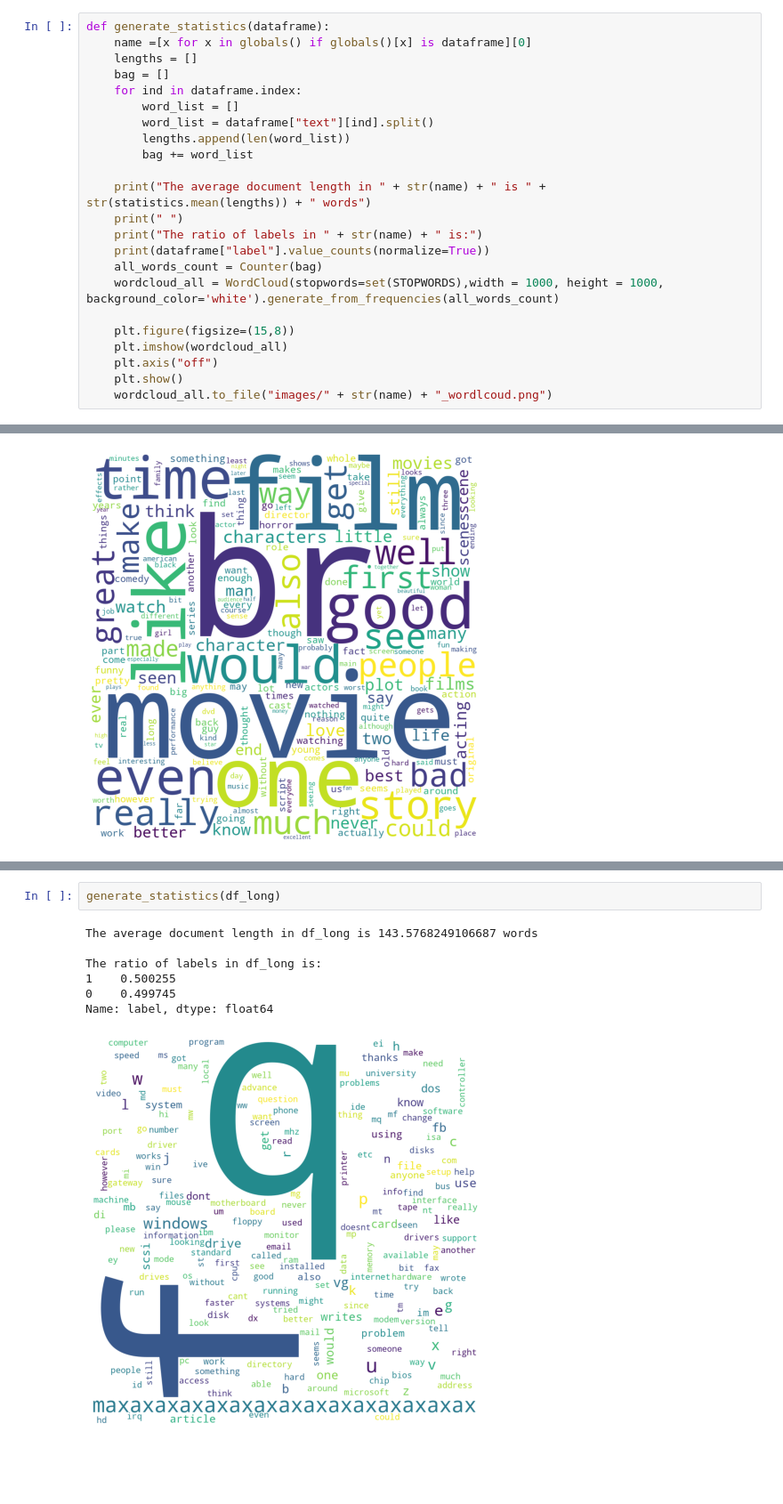
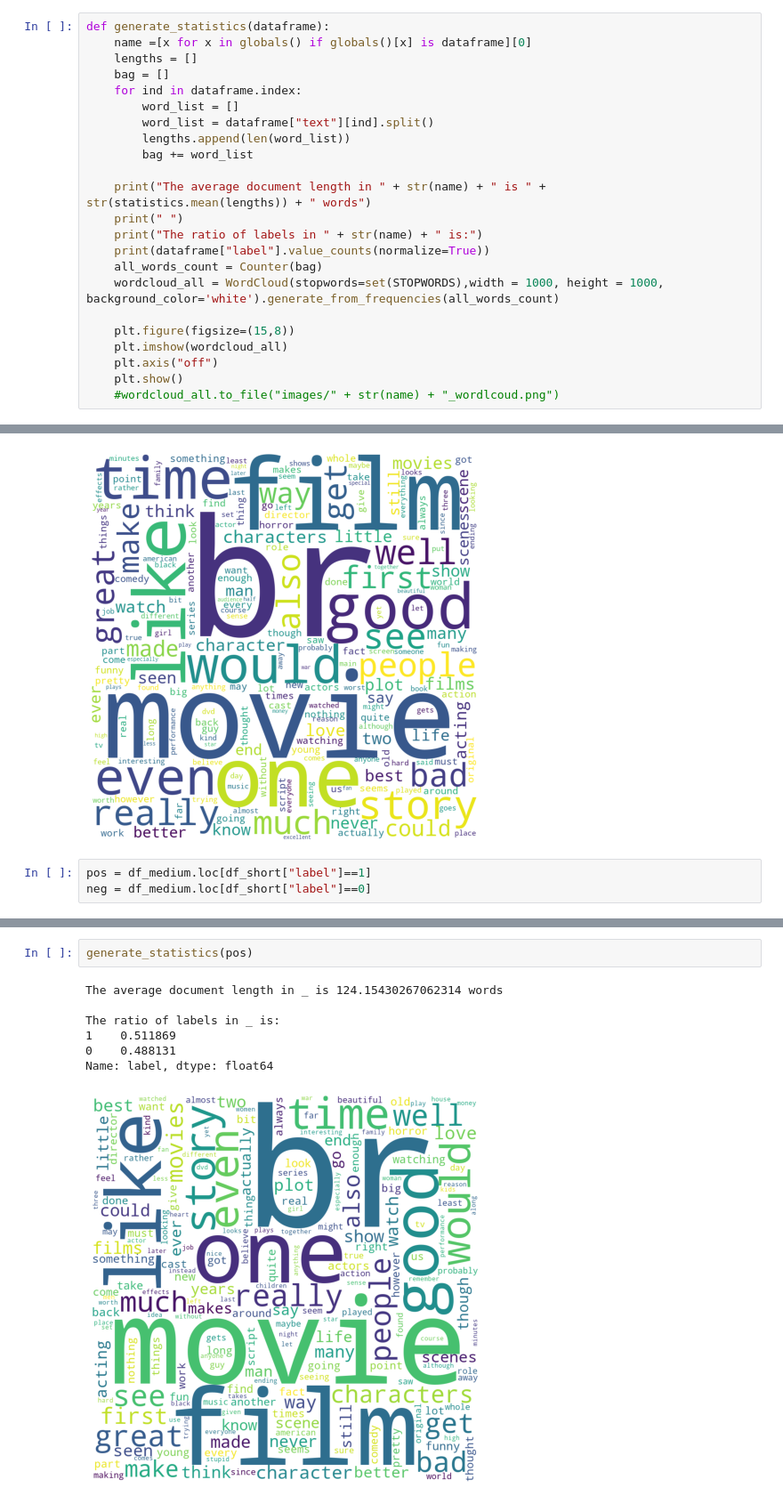
Before and after one commit to bocsardigergely/bachelor-thesis, a Jupyter notebook: exploratory.ipynb, the cells around one changed output, grey strips where cells are left out. Shown at 89% size. Saved outputs shown, nothing was run; the diff lists cells and outputs as text; blank space fills up the shorter version.

```diff
--- a/exploratory.ipynb
+++ b/exploratory.ipynb
@@ -35,4 +35,4 @@ def generate_statistics(dataframe):
     plt.imshow(wordcloud_all)
     plt.axis("off")
     plt.show()
-    wordcloud_all.to_file("images/" + str(name) + "_wordlcoud.png")
+    #wordcloud_all.to_file("images/" + str(name) + "_wordlcoud.png")
@@ -56,3 +67,6 @@ The ratio of labels in df_medium is:
 0    0.5
 Name: label, dtype: float64
 [figure]
+# %%
+pos = df_medium.loc[df_short["label"]==1]
+neg = df_medium.loc[df_short["label"]==0]
@@ -59,10 +87,10 @@ Name: label, dtype: float64
 # %%
-generate_statistics(df_long)
+generate_statistics(pos)
 # %% [output]
-The average document length in df_long is 143.5768249106687 words
+The average document length in _ is 124.15430267062314 words
 
-The ratio of labels in df_long is:
-1    0.500255
-0    0.499745
+The ratio of labels in _ is:
+1    0.511869
+0    0.488131
 Name: label, dtype: float64
-[figure, old version]
+[figure, new version]
```
Also changed, not shown: parts of 5 cells of this notebook, 7 other files.
